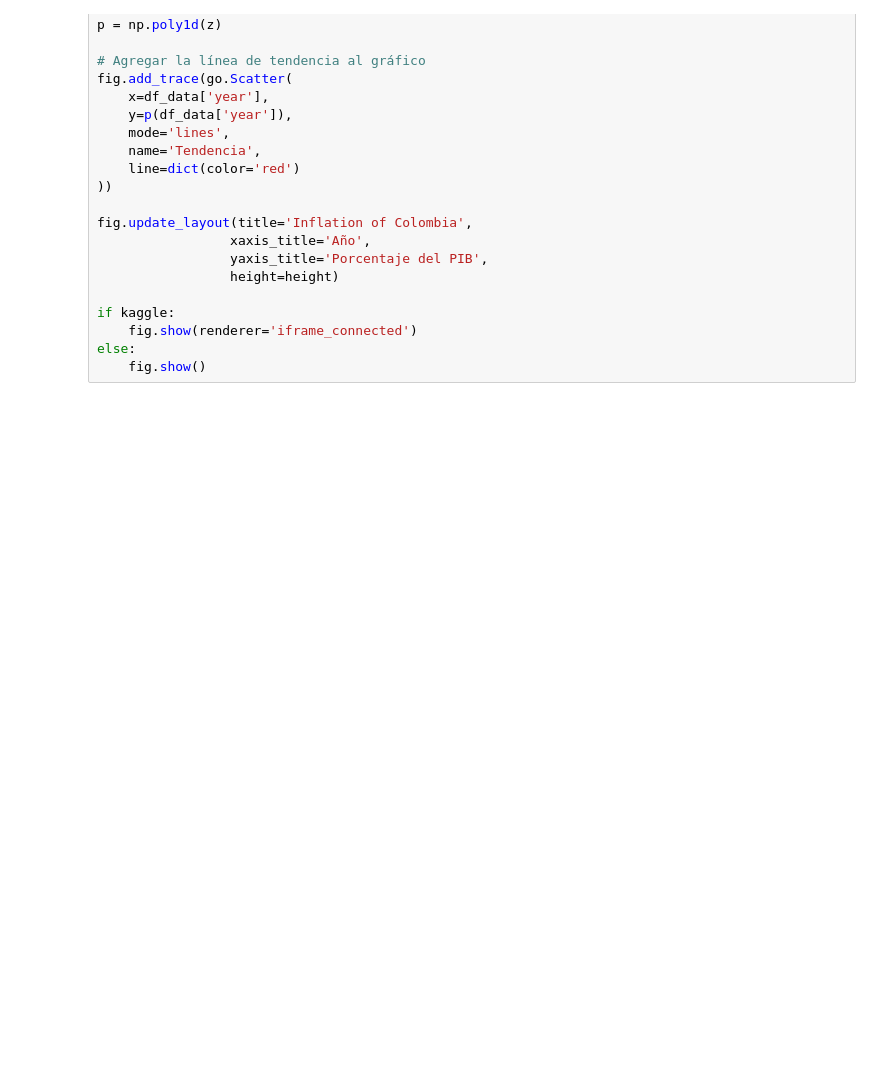
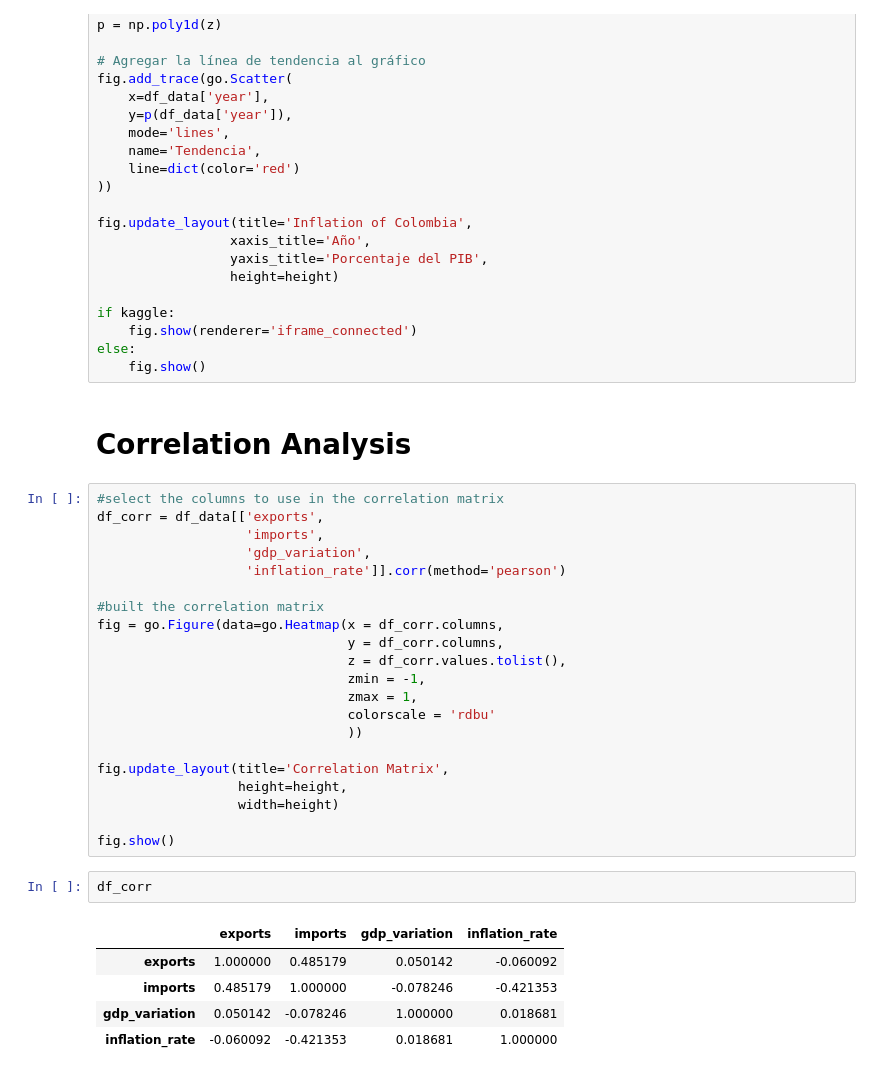
Before and after one commit to fredericksalazar/dataAnalyst_economic_colombia, a Jupyter notebook: exports_colombia.ipynb, the cells around one changed output. Drawn from its saved outputs; the diff is of its cells as text; blank space fills up the shorter version.

Commit message:
correlation analysis
added correlation analysis

```diff
--- a/exports_colombia.ipynb
+++ b/exports_colombia.ipynb
@@ -507,3 +507,34 @@ if kaggle:
     fig.show(renderer='iframe_connected')
 else:
     fig.show()
+# %% [markdown]
+# Correlation Analysis
+# %%
+#select the columns to use in the correlation matrix
+df_corr = df_data[['exports',
+                   'imports',
+                   'gdp_variation',
+                   'inflation_rate']].corr(method='pearson')
+
+#built the correlation matrix
+fig = go.Figure(data=go.Heatmap(x = df_corr.columns,
+                                y = df_corr.columns,
+                                z = df_corr.values.tolist(),
+                                zmin = -1,
+                                zmax = 1,
+                                colorscale = 'rdbu'
+                                ))
+
+fig.update_layout(title='Correlation Matrix',
+                  height=height,
+                  width=height)
+
+fig.show()
+# %%
+df_corr
+# %% [output]
+|  | exports | imports | gdp_variation | inflation_rate |
+| exports | 1.000000 | 0.485179 | 0.050142 | -0.060092 |
+| imports | 0.485179 | 1.000000 | -0.078246 | -0.421353 |
+| gdp_variation | 0.050142 | -0.078246 | 1.000000 | 0.018681 |
+| inflation_rate | -0.060092 | -0.421353 | 0.018681 | 1.000000 |
```
